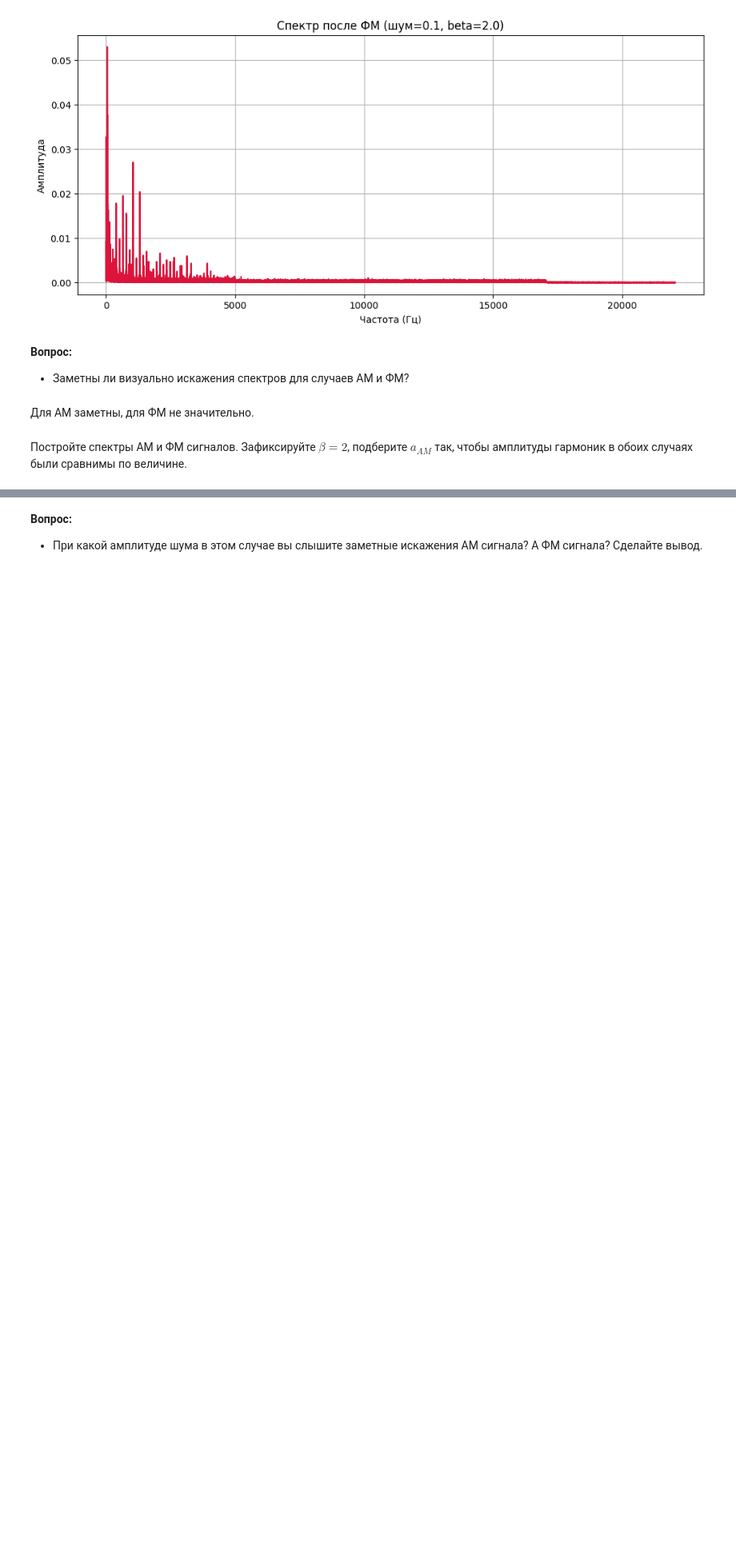
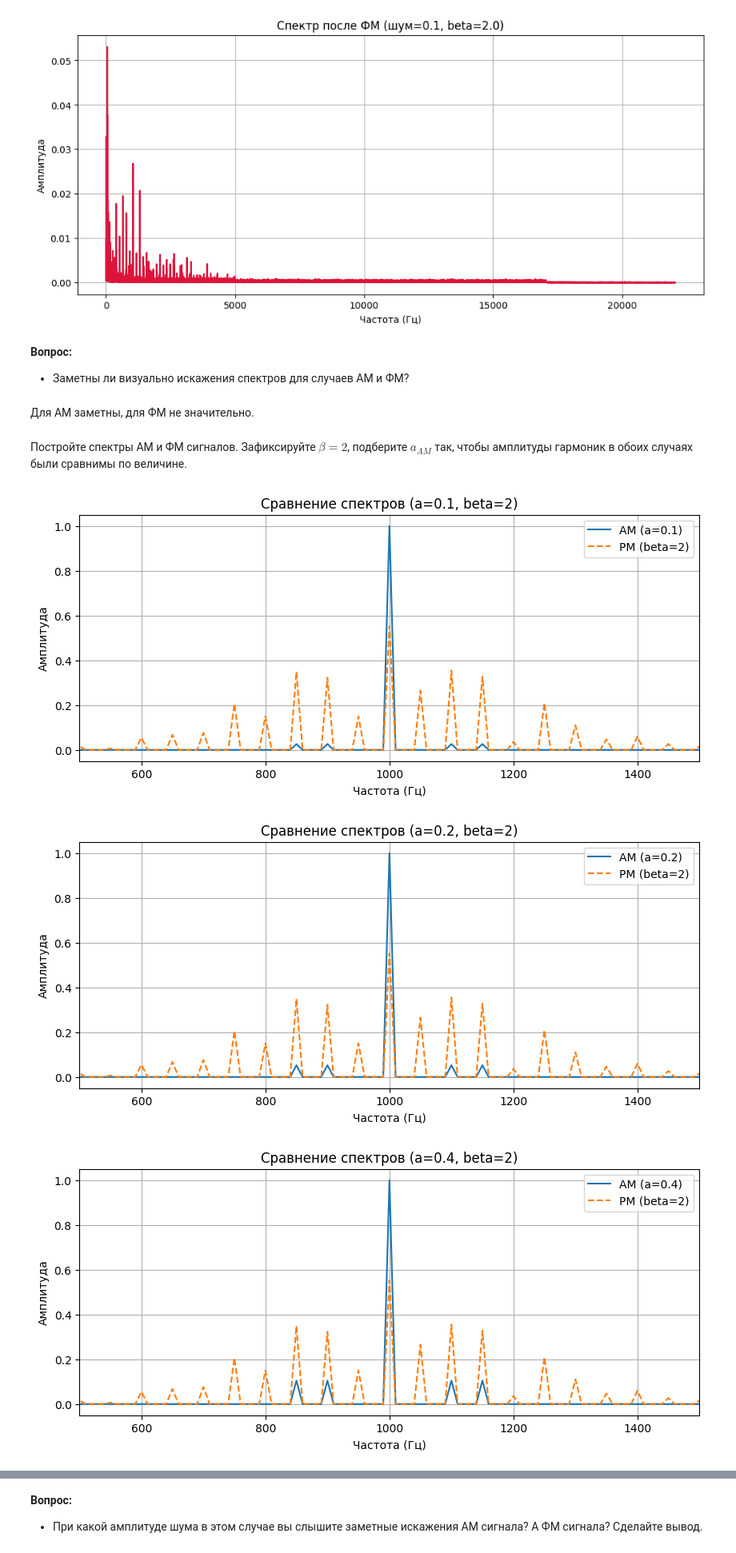
Before and after one commit to Uzema/dsp-seminars, a Jupyter notebook: seminars/2.ipynb, the cells around one changed output, grey strips where cells are left out. Shown at 80% size. Cells and saved outputs as stored; diff of their text form; code cells hidden in the pictures; blank space fills up the shorter version.

```diff
--- a/seminars/2.ipynb
+++ b/seminars/2.ipynb
@@ -467,0 +468,40 @@ plot_spectrum(melody_noisy_restored, fs_audio, f'Спектр после ФМ (
+# %%
+def spectrum(s):
+    N = len(s)
+    X = np.fft.fft(s)
+    freq = np.fft.fftfreq(N, d=1/fs)
+
+    half = N // 2
+    freq_pos = freq[:half]
+    X_mag = (2.0 / N) * np.abs(X[:half])
+    return freq_pos, X_mag
+
+def compare_am_pm(a_values, beta, m_t, fc, t, fs):
+    for a_am in a_values:
+        s_am = (1 + a_am * m_t) * np.cos(2*np.pi*fc*t)
+        s_pm = np.cos(2*np.pi*fc*t + beta * m_t)
+
+        f_am, X_am = spectrum(s_am)
+        f_pm, X_pm = spectrum(s_pm)
+
+        plt.figure(figsize=(10,4))
+
+        plt.plot(f_am, X_am, label=f'AM (a={a_am})')
+        plt.plot(f_pm, X_pm, '--', label=f'PM (beta={beta})')
+
+        plt.xlim(fc-500, fc+500)
+        plt.xlabel('Частота (Гц)')
+        plt.ylabel('Амплитуда')
+        plt.title(f'Сравнение спектров (a={a_am}, beta={beta})')
+        plt.legend()
+        plt.grid(True)
+        plt.show()
+
+a_values = [0.1, 0.2, 0.4, 0.6, 0.7, 0.8, 0.9, 1]
+beta = 2
+
+compare_am_pm(a_values, beta, m_t, fc, t, fs)
+# %% [output]
+[figure, added]
+[figure, added]
+[figure, added]
```
Also changed, not shown: parts of 8 cells of this notebook.
